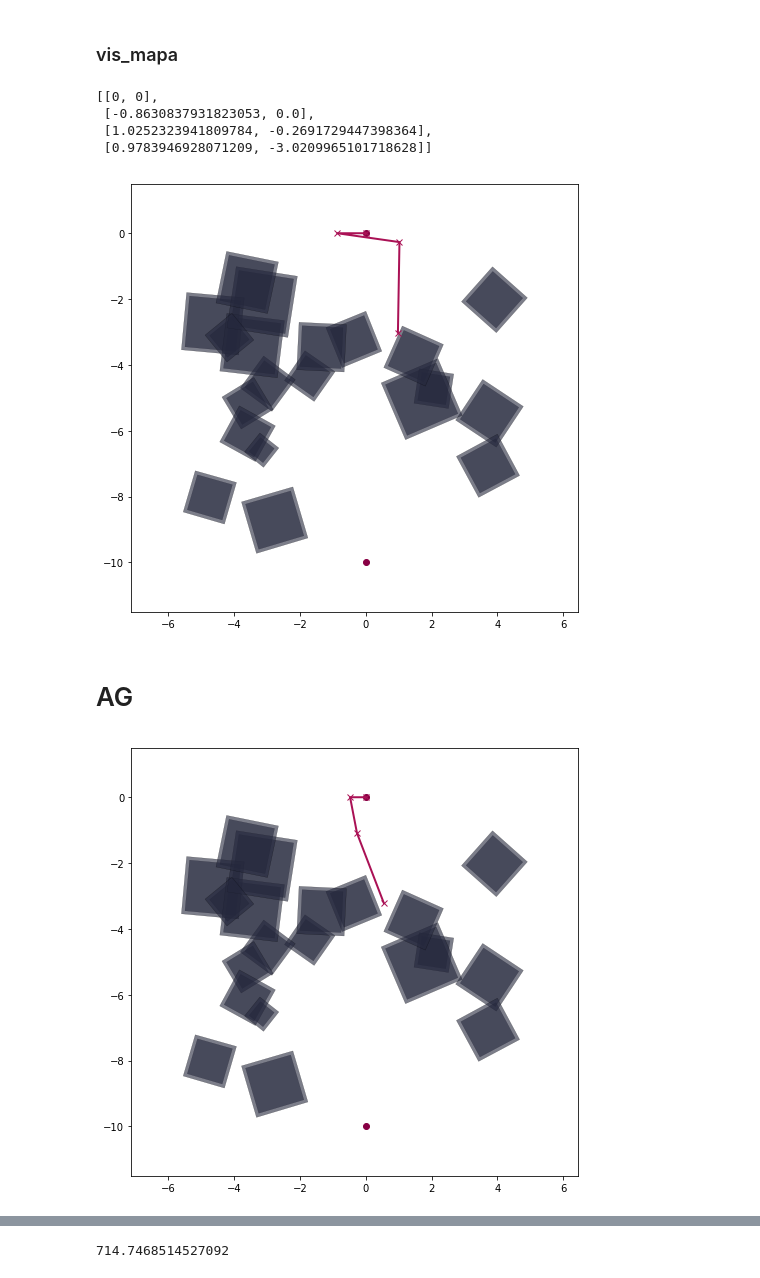
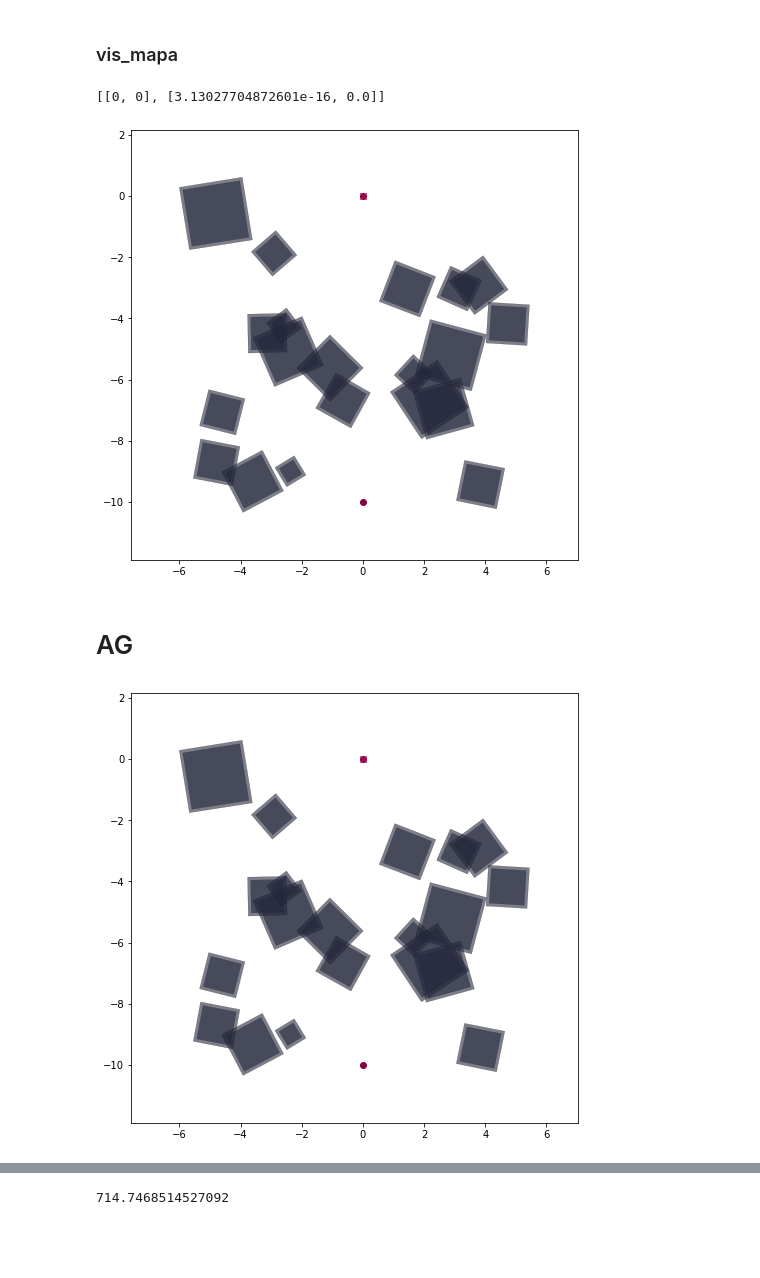
Before and after one commit to gustavo-moura/path-planning, a Jupyter notebook: Debug.ipynb, the cells around one changed output, grey strips where cells are left out. Cells and saved outputs as stored; diff of their text form; code cells hidden in the pictures; blank space fills up the shorter version.

Commit message:
adição de alguns testes e modificações na visualização

```diff
--- a/Debug.ipynb
+++ b/Debug.ipynb
@@ -55,14 +55,33 @@ def read_sgl(path, **kwargs):
             wp_ori, wp_des, sgl_read_areas(lines), **kwargs
         )  # inflation_rate=1, mode='scalar'
     return map
+# %%
+
+def vis_mapa_1(mapa, route=None, **qwargs):
+    areas = [area for area in itertools.chain(mapa.areas_n, mapa.areas_n_inf)]
+    tipos = ["n" for _ in range(len(areas))]
+
+    kwargs = {
+        "areas": areas,
+        "labels": tipos,
+        "origem": mapa.origin,
+        "destino": mapa.destination,
+    }
+
+    if route:
+        kwargs["waypoints"] = route
+
+    kwargs.update(qwargs)
+
+    plot_map(**kwargs)
 # %% [markdown]
 #### open
 # %%
-mapa = read_sgl('./maps/NonRegular/31.sgl')
+mapa = read_sgl('./maps/NonRegular/07.sgl')
 # %% [markdown]
 ### Open AG Results
 # %%
-with open(PATH+'/mode_F_map_31_exec_1_history.csv') as f:
+with open(PATH+'/mode_C/map_07/mode_C_map_07_exec_1_history.csv') as f:
     df = pd.read_csv(f)
 # %% [markdown]
 Get best individual of all times
@@ -92,5 +156,5 @@ df.loc[df['fitness'] <= 715]
 # %%
-bestindex = 81
+bestindex = 608
 # %%
 for stat in df.loc[bestindex]:
     print(stat)
@@ -112,14 +176,11 @@ route = ast.literal_eval(route)
 # %%
 route
 # %% [output]
-[[0, 0],
- [-0.8630837931823053, 0.0],
- [1.0252323941809784, -0.2691729447398364],
- [0.9783946928071209, -3.0209965101718628]]
+[[0, 0], [3.13027704872601e-16, 0.0]]
 # %%
-vis_mapa(mapa, route)
+vis_mapa_1(mapa, route)
 # %% [output]
-[figure, old version]
+[figure, new version]
 # %% [markdown]
 # AG
 # %%
@@ -129,6 +190,6 @@ with open(PATH+'/mode_F_map_31_exec_1_ag.p', 'rb') as f:
     ag = pickle.loads(f.read())
 # %%
-vis_mapa(mapa, ag.best.get_route())
+vis_mapa_1(mapa, ag.best.get_route())
 # %% [output]
-[figure, old version]
+[figure, new version]
 # %%
```
Also changed, not shown: parts of 10 cells of this notebook, 12 other files.
